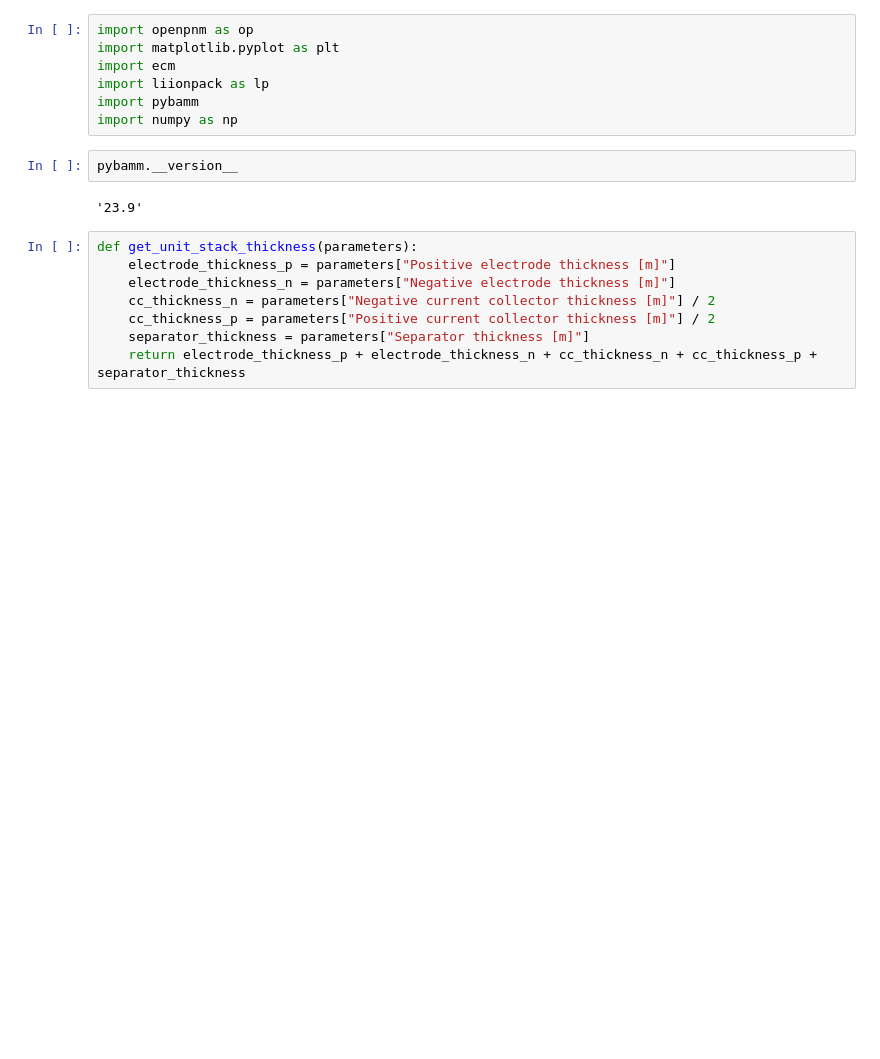
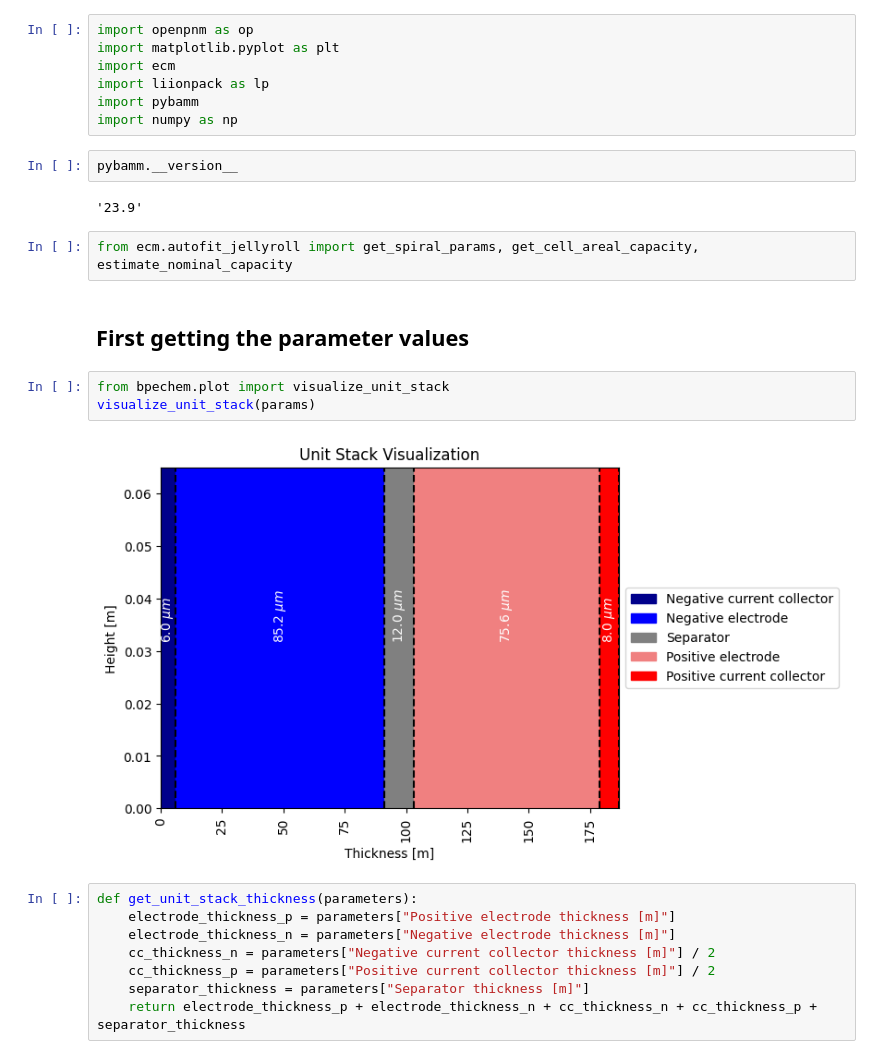
Before and after one commit to mleot/pybamm_pnm, a Jupyter notebook: docs/examples/03.1 Running a simulation mass loading.ipynb, the cells around one changed output. Saved outputs shown, nothing was run; the diff lists cells and outputs as text; blank space fills up the shorter version.

```diff
--- a/docs/examples/03.1 Running a simulation mass loading.ipynb
+++ b/docs/examples/03.1 Running a simulation mass loading.ipynb
@@ -11,6 +11,15 @@ import numpy as np
 pybamm.__version__
 # %% [output]
 '23.9'
+# %%
+from ecm.autofit_jellyroll import get_spiral_params, get_cell_areal_capacity, estimate_nominal_capacity
+# %% [markdown]
+## First getting the parameter values
+# %%
+from bpechem.plot import visualize_unit_stack
+visualize_unit_stack(params)
+# %% [output]
+[figure, added]
 # %%
 def get_unit_stack_thickness(parameters):
     electrode_thickness_p = parameters["Positive electrode thickness [m]"]
```
Also changed, not shown: parts of 11 cells of this notebook.
